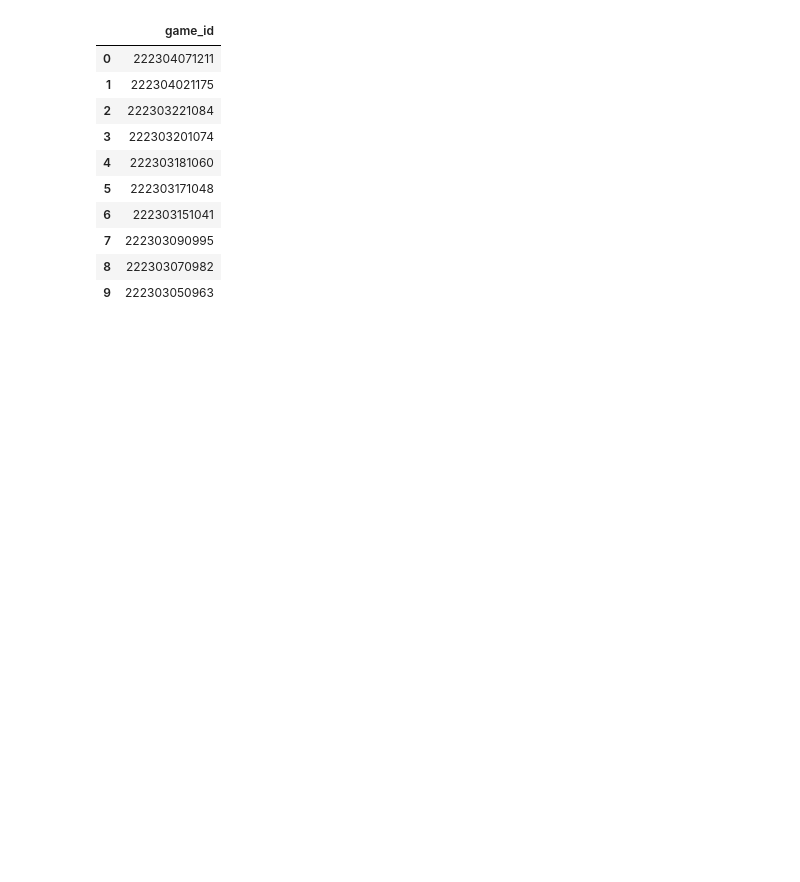
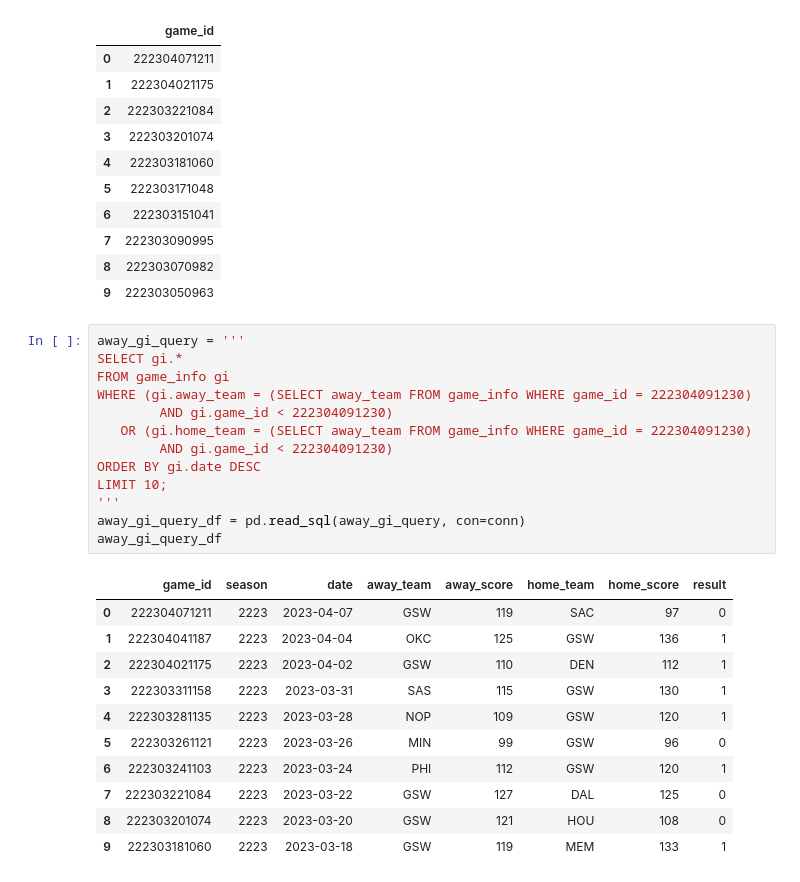
Before and after one commit to luke-lite/NBA-Prediction-Modeling, a Jupyter notebook: SQL-practice.ipynb, the cells around one changed output. Cells and saved outputs as stored; diff of their text form; blank space fills up the shorter version.

```diff
--- a/SQL-practice.ipynb
+++ b/SQL-practice.ipynb
@@ -149,3 +149,28 @@ query_df
 | 7 | 222303090995 |
 | 8 | 222303070982 |
 | 9 | 222303050963 |
+# %%
+away_gi_query = '''
+SELECT gi.*
+FROM game_info gi
+WHERE (gi.away_team = (SELECT away_team FROM game_info WHERE game_id = 222304091230)
+        AND gi.game_id < 222304091230)
+   OR (gi.home_team = (SELECT away_team FROM game_info WHERE game_id = 222304091230)
+        AND gi.game_id < 222304091230)
+ORDER BY gi.date DESC
+LIMIT 10;
+'''
+away_gi_query_df = pd.read_sql(away_gi_query, con=conn)
+away_gi_query_df
+# %% [output]
+|  | game_id | season | date | away_team | away_score | home_team | home_score | result |
+| 0 | 222304071211 | 2223 | 2023-04-07 | GSW | 119 | SAC | 97 | 0 |
+| 1 | 222304041187 | 2223 | 2023-04-04 | OKC | 125 | GSW | 136 | 1 |
+| 2 | 222304021175 | 2223 | 2023-04-02 | GSW | 110 | DEN | 112 | 1 |
+| 3 | 222303311158 | 2223 | 2023-03-31 | SAS | 115 | GSW | 130 | 1 |
+| 4 | 222303281135 | 2223 | 2023-03-28 | NOP | 109 | GSW | 120 | 1 |
+| 5 | 222303261121 | 2223 | 2023-03-26 | MIN | 99 | GSW | 96 | 0 |
+| 6 | 222303241103 | 2223 | 2023-03-24 | PHI | 112 | GSW | 120 | 1 |
+| 7 | 222303221084 | 2223 | 2023-03-22 | GSW | 127 | DAL | 125 | 0 |
+| 8 | 222303201074 | 2223 | 2023-03-20 | GSW | 121 | HOU | 108 | 0 |
+| 9 | 222303181060 | 2223 | 2023-03-18 | GSW | 119 | MEM | 133 | 1 |
```
Also changed, not shown: parts of 5 cells of this notebook.
